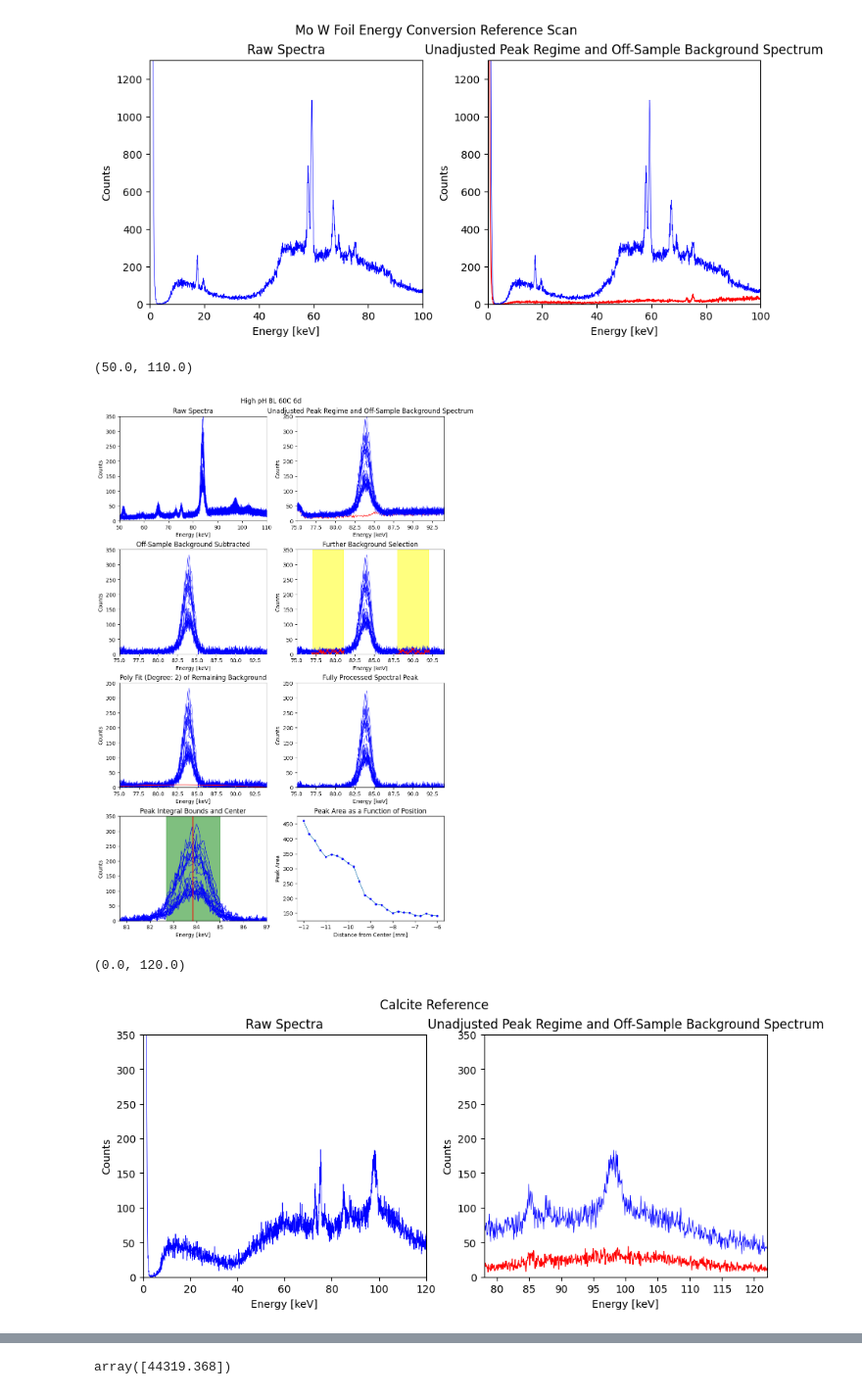
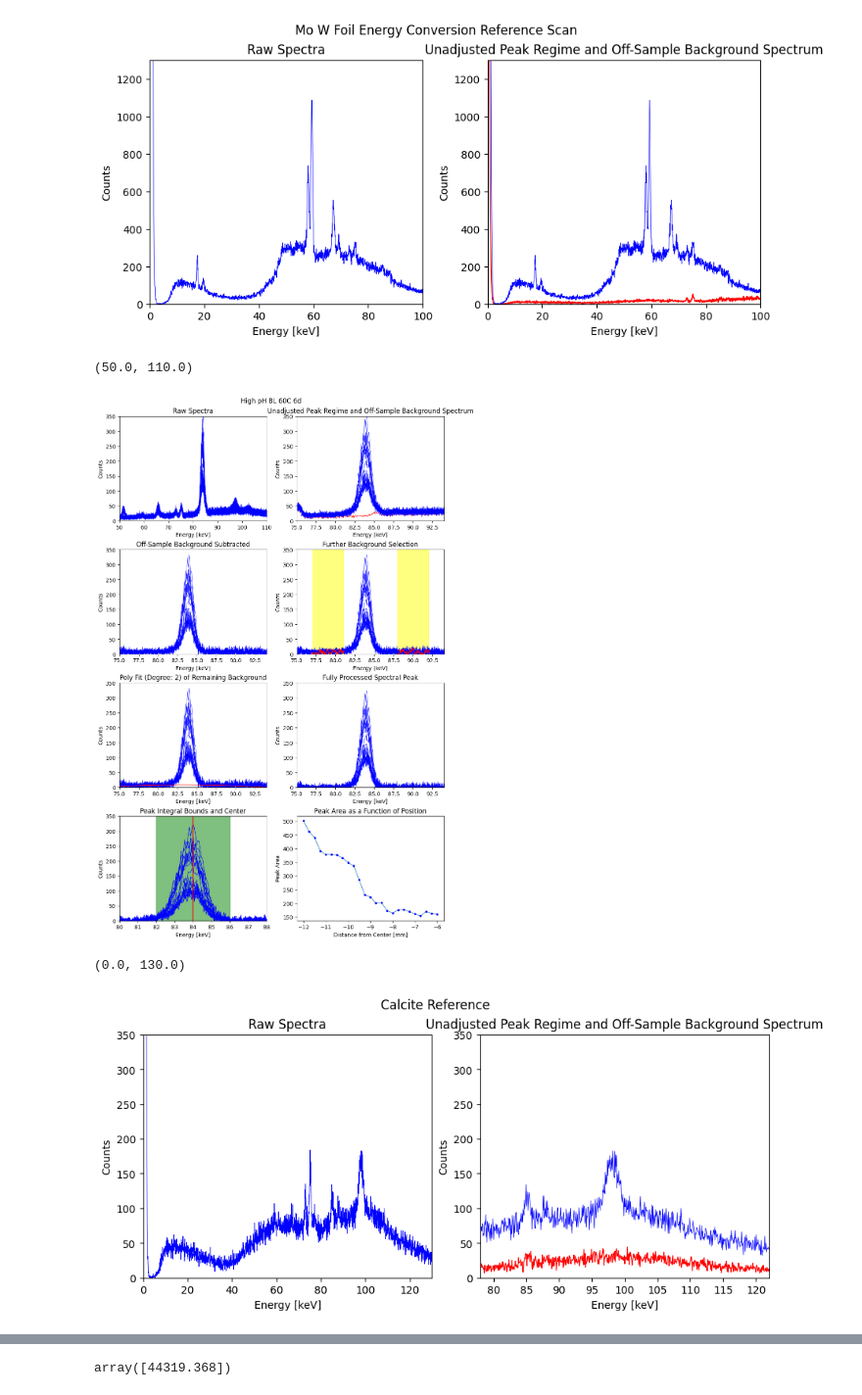
Before and after one commit to Seidler-Lab/EDX-Concrete-Analysis, a Jupyter notebook: EDXRD_20.ipynb, the cells around one changed output, grey strips where cells are left out. Shown at 98% size. Saved outputs shown, nothing was run; the diff lists cells and outputs as text; code cells hidden in the pictures.

```diff
--- a/EDXRD_20.ipynb
+++ b/EDXRD_20.ipynb
@@ -591,7 +591,7 @@ SELECTED PEAK -- NOT CALCITE
 '''
 example = sample_instant_helper(sample_df, 1103)
 
-peak = (82.7, 85)
+peak = (82, 86)
 lower_back = (77, 81)
 upper_back = (88, 92)
 
@@ -605,44 +605,44 @@ x[1][0,0].set_xlim(unadj_peak_xlim[0],unadj_peak_xlim[1])
 # x[1][0,1].set_xlim(unadj_peak_xlim[0],unadj_peak_xlim[1])
 # %% [output]
 (50.0, 110.0)
-[figure, old version]
+[figure, new version]
 # %%
 '''
-CALCITE REFERENCE -- WHERE ARE MY PEAKS? ANSWER: AROUND 98 keV
+CALCITE REFERENCE SAMPLE -- WHERE ARE MY PEAKS? ANSWER: AROUND 98 keV
 '''
 
 background_scans = [scan_instant_helper(sample_df, 1093, 0, True),
                     scan_instant_helper(sample_df, 1093, 0, True),
                     scan_instant_helper(sample_df, 1093, 0, True)]
 calcite_scan = [scan_instant_helper(sample_df, 1071, 0, False)]
 scan_list = background_scans + calcite_scan
 calcite = sample('Calcite Reference', scan_list)
 calcite.set_sample_edge(3)
 calcite.set_scans_off_sample([0,1,2])
 
 
 peak = (97, 99)
 lower_back = (80, 90)
 upper_back = (105, 120)
 
 plot_every_other = 0
 # unadj_peak_xlim = (90, 110)
-unadj_peak_xlim = (0, 120)
+unadj_peak_xlim = (0, 130)
 
 x = calcite.peak_integral_pipeline(peak, lower_back, upper_back, plot_every_other)
 x[0].delaxes(x[1][1,0])
 x[0].delaxes(x[1][1,1])
 x[0].delaxes(x[1][2,0])
 x[0].delaxes(x[1][2,1])
 x[0].delaxes(x[1][3,0])
 x[0].delaxes(x[1][3,1])
 
 
 x[1][0,0].set_xlim(unadj_peak_xlim[0],unadj_peak_xlim[1])
 # x[1][0,1].set_xlim(unadj_peak_xlim[0],unadj_peak_xlim[1])
 # %% [output]
-(0.0, 120.0)
+(0.0, 130.0)
-[figure, old version]
+[figure, new version]
 # %%
 '''
 SAMPLE -- NO STEEL, HIGH PH, 60C, 6 DAYS
```
Also changed, not shown: parts of 7 cells of this notebook, 8 other files.
